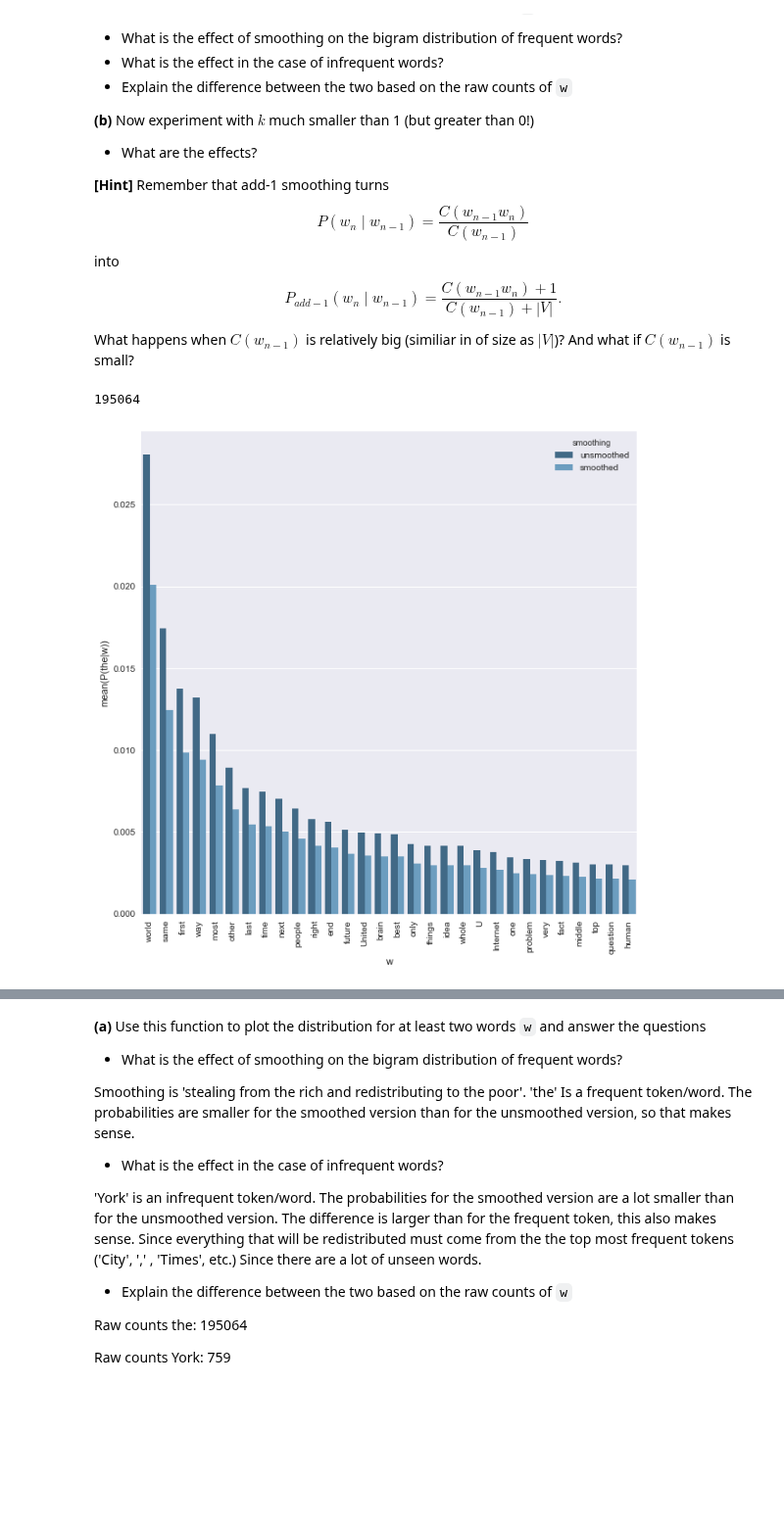
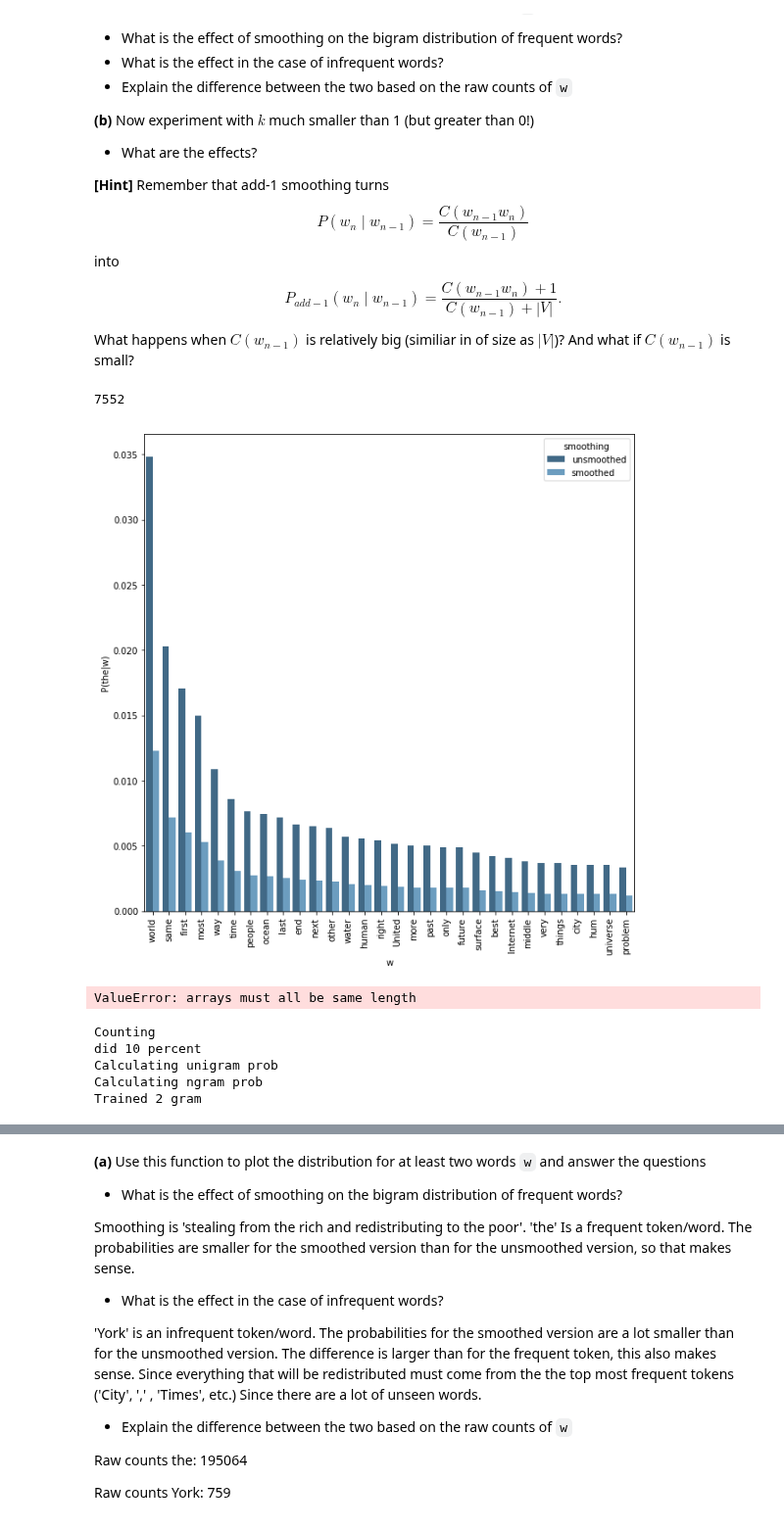
Before and after one commit to JappaB/NLP1, a Jupyter notebook: lab1.ipynb, the cells around one changed output, grey strips where cells are left out. Shown at 98% size. Drawn from its saved outputs; the diff is of its cells as text; code cells hidden in the pictures; blank space fills up the shorter version.

```diff
--- a/lab1.ipynb
+++ b/lab1.ipynb
@@ -552,10 +549,6 @@ def train_ngram(data, N, k=0):
     # data
     flat_data = [word for sent in data for word in sent]
 
-    for i, word in enumerate(reversed(flat_data[:])):
-        if word == "<s>":
-            flat_data[-i:-i] = (N-2)*["<s>"]
-
     # initialize ngram and unigram
     unigram = defaultdict(float, Counter(flat_data)) # default prob is 0.0
     ngram = defaultdict(Counter) # ngram[history][word] = #(history,word)
@@ -573,17 +566,28 @@ def train_ngram(data, N, k=0):
     # Create counts ngram
     print("Counting")
 
+    # Counter to keep track of how many insertions of <s> to kip
+    skipcount = 0
 
     for i, word in enumerate(flat_data):
 
+        # Skip iteration if we just added padding
+        if skipcount > 0:
+            skipcount -= 1
+
+        # Add padding to beginning of sentence
+        padding = N-2
+        if word == "<s>" and skipcount == 0:
+            flat_data[i+1:i+1] = padding * ["<s>"]
+            skipcount = padding + 1
+
         curr_history_string = ' '.join(current_history)
 
+        # update counters for history and word|history
         history_count[curr_history_string] += 1
-
-        # Update count for (history, word)
         ngram[curr_history_string][word] += 1
 
-        # Add word to history
+        # update history
         current_history.append(word)
 
     # Needed for 2.3
@@ -619,7 +623,7 @@ def train_ngram(data, N, k=0):
             count_history = sum(counterobject.values())
 
             # For every possible word given this history, the default is a smoothed value
-            word_def_dict = defaultdict(lambda: k/(count_history+(k*vocabulary_size)))
+            word_def_dict = defaultdict(lambda count_history = count_history: k/(count_history+(k*vocabulary_size)))
 
             # For the words that do exist given this history
             for word, frequency in counterobject.items():
@@ -633,9 +665,10 @@ def train_ngram(data, N, k=0):
 # %%
 data, w2i, i2w = read(train_file)
+subset = 10000
 # %%
-bigram, unigram, rawcountsbi = train_ngram(data[:2000], N=2, k=0)
-trigram, unigram, rawcountstri = train_ngram(data[:2000], N=3, k=0)
-quadgram, unigram, rawcountsquad = train_ngram(data[:2000], N=4, k=0)
+bigram, unigram, rawcountsbi = train_ngram(data[:subset], N=2, k=0)
+trigram, unigram, rawcountstri = train_ngram(data[:subset], N=3, k=0)
+quadgram, unigram, rawcountsquad = train_ngram(data[:subset], N=4, k=0)
 # %% [output]
 Counting
 Calculating unigram prob
@@ -662,2 +695,2 @@ Sum of a counter in quadgram: 0.9999999999999989
 # %%
-smooth_bigram, smooth_unigram, _ = train_ngram(data, N=2, k=1)
+smooth_bigram, smooth_unigram, rawcounts = train_ngram(data[:subset], N=2, k=1)
@@ -825,13 +860,27 @@ def plot_bigram_dist(word, bigram, smoothbigram, k=30):
     plt.xticks(rotation=90)
     g = sns.barplot(ax=ax, x="w", y="P({}|w)".format(word), hue="smoothing",
                     data=w_data, palette="Blues_d")
+# %%
+plot_bigram_dist("the", bigram, smooth_bigram)
+
+# Explain the difference between the two based on the raw counts of w
+print(sum(rawcountsbi['the'].values()))
+# %% [output]
+7552
+[figure, added]
+# %%
+plot_bigram_dist("York", bigram, smooth_bigram)
+
+# Explain the difference between the two based on the raw counts of w.
+print(sum(rawcountsbi['York'].values()))
+print('total probability smoothed: ',sum(smooth_bigram.values()))
+# %% [output]
+ValueError: arrays must all be same length
 # %%
-bigram, unigram, rawcounts = train_ngram(data,2,0)
+smoothbigramsmall, smoothunigramsmall, smoothrawcountssmall = train_ngram(data[:subset],2,0.001)
+# %% [output]
+Counting
+did 10 percent
+Calculating unigram prob
+Calculating ngram prob
+Trained 2 gram
-# %%
-plot_bigram_dist("the", bigram, smoothbigram)
-
-# Explain the difference between the two based on the raw counts of w
-print(sum(rawcounts['the'].values()))
-# %% [output]
-195064
-[figure, removed]
```
Also changed, not shown: parts of 17 cells of this notebook.
